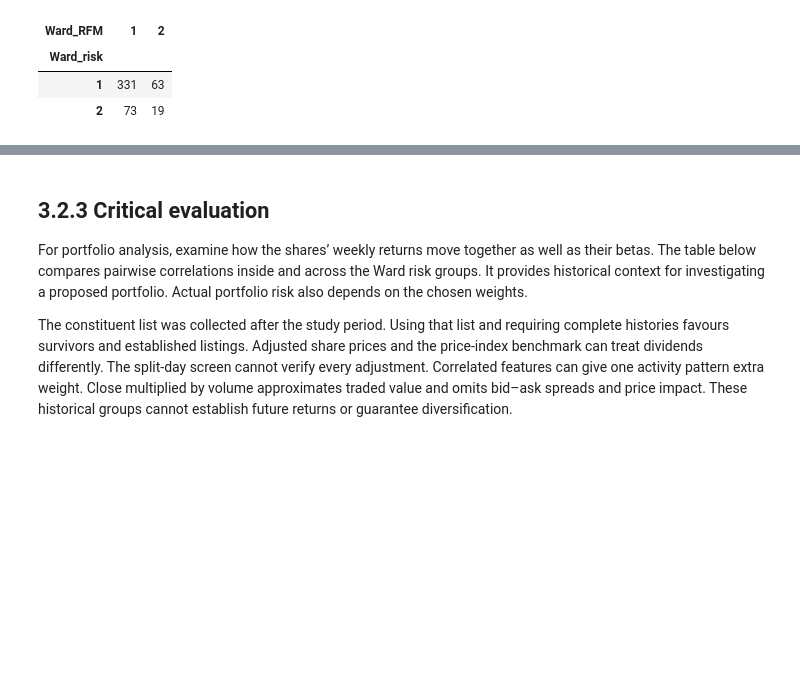
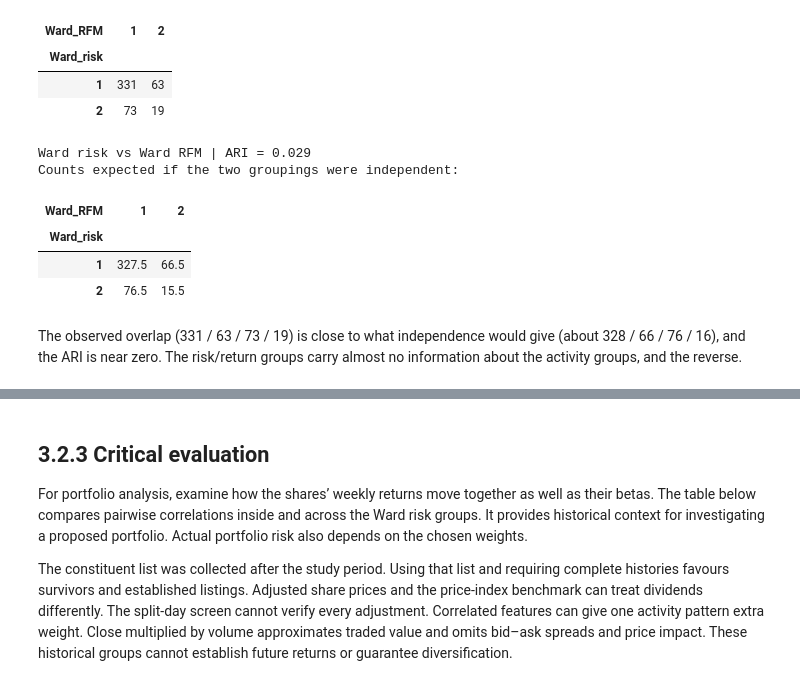
Before and after one commit to Shavina-143/CRM-CW1_w2083673, a Jupyter notebook: CWK1_SP500_Analysis.ipynb, the cells around one changed output, grey strips where cells are left out. Drawn from its saved outputs; the diff is of its cells as text; code cells hidden in the pictures; blank space fills up the shorter version.

```diff
--- a/CWK1_SP500_Analysis.ipynb
+++ b/CWK1_SP500_Analysis.ipynb
@@ -1599,4 +1638,21 @@ cross_view.to_csv(OUTPUT_DIR / 'risk_vs_activity_membership.csv')
 | Ward_risk |  |  |
 | 1 | 331 | 63 |
 | 2 | 73 | 19 |
+# %%
+# Agreement between the risk/return view and the activity view on the same shares
+print(f'Ward risk vs Ward RFM | ARI = {cross_ari:.3f}')
+expected = pd.DataFrame(
+    np.outer(cross_view.sum(axis=1), cross_view.sum(axis=0)) / cross_view.to_numpy().sum(),
+    index=cross_view.index, columns=cross_view.columns).round(1)
+print('Counts expected if the two groupings were independent:')
+display(expected)
+# %% [output]
+Ward risk vs Ward RFM | ARI = 0.029
+Counts expected if the two groupings were independent:
+| Ward_RFM | 1 | 2 |
+| Ward_risk |  |  |
+| 1 | 327.5 | 66.5 |
+| 2 | 76.5 | 15.5 |
+# %% [markdown]
+The observed overlap (331 / 63 / 73 / 19) is close to what independence would give (about 328 / 66 / 76 / 16), and the ARI is near zero. The risk/return groups carry almost no information about the activity groups, and the reverse.
 # %% [markdown]
```
Also changed, not shown: parts of 28 cells of this notebook.
